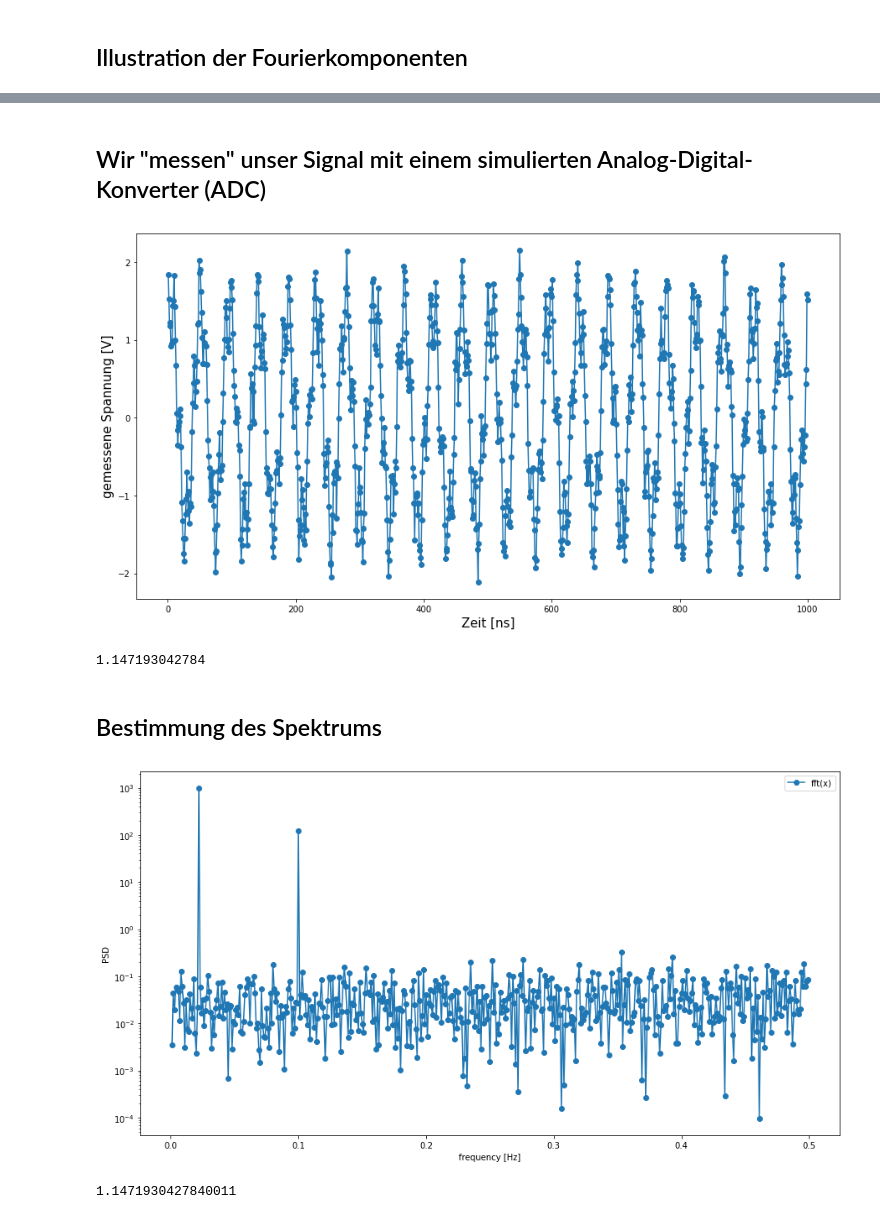
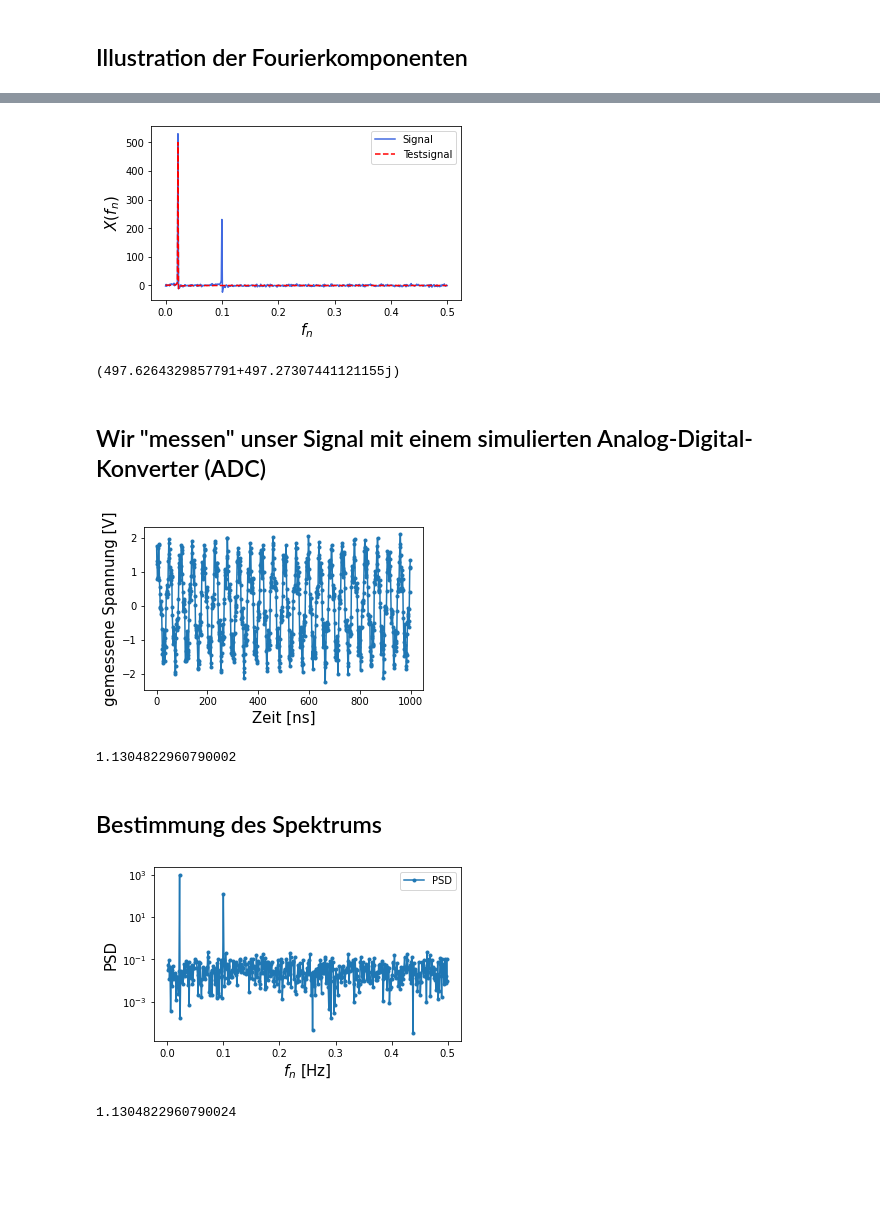
Before and after one commit to datenanalysephysik/skriptnotebooks, a Jupyter notebook: Fouriersynthese.ipynb, the cells around one changed output, grey strips where cells are left out. Saved outputs shown, nothing was run; the diff lists cells and outputs as text; code cells hidden in the pictures; blank space fills up the shorter version.

```diff
--- a/Fouriersynthese.ipynb
+++ b/Fouriersynthese.ipynb
@@ -71,3 +73,22 @@ print(sum(x*test_signal))
+# %%
+x_signal_fft = np.fft.rfft( x )
+test_signal_fft = np.fft.rfft( test_signal )
+test_freqs = np.fft.rfftfreq( n = len(test_signal), d=np.diff(t)[0])
+plt.figure(figsize=(5,3))
+plt.plot(test_freqs,np.real( x_signal_fft), '-', color='royalblue', label="Signal")
+plt.plot(test_freqs, np.real(test_signal_fft), '--',  color='red', label="Testsignal")
+plt.legend(loc='upper right')
+plt.xlabel(r'$f_n$', fontsize = 15)
+plt.ylabel(r'$X(f_n)$', fontsize = 15)
+plt.tight_layout(pad=0.1)
+plt.savefig('psd-fig1_fft.pdf')
+plt.show()
+
+print(sum(x*test_signal))
+# Die Fourierkomponente entspricht der Stärke der Korrelation zwischen dem Signal und dem Sinus bzw. dem Cosinus
+# %% [output]
+[figure, added]
+(497.6264329857791+497.27307441121155j)
 # %% [markdown]
 ## Wir "messen" unser Signal mit einem simulierten Analog-Digital-Konverter (ADC)
 # %%
@@ -84,21 +105,22 @@ t_mess = np.zeros(n_mess) # leerer Vektor, um die Zeitwerte zu erfassen
 U_mess = np.zeros(n_mess) # leerer Vektor, um die Spannungswerte zu erfassen
 
 for i in n:
-    t_mess[i] = t[(i+1)*Delta_t] # jeder (i+1)*Delta_t-te Punkt wird gemessen
+    t_mess[i] = t[(i)*Delta_t] # jeder (i+1)*Delta_t-te Punkt wird gemessen
     U_mess[i] = np.clip(U_min*round((x[(i+1)*Delta_t]+np.random.normal(0,U_noise))/U_min,0),-U_max,U_max) # numpy.clip limitiert die maximalen Werte auf [-U_max,U_max]
 # %%
-plt.figure(figsize=(15, 8))
-plt.plot(t_mess, U_mess, zorder=2, marker='o', linestyle='-')
-#plt.plot(t, U, zorder=1) # zorder erlaubt uns, auszuwählen, was im Vordergrund gezeichnet wird
-plt.axes().set_aspect('auto', 'datalim')
+plt.figure(figsize=(5,3))
+plt.plot(t_mess, U_mess, zorder=2, marker='o', linestyle='-', markersize=3)
 plt.xlabel('Zeit [ns]', fontsize = 15)
 plt.ylabel('gemessene Spannung [V]', fontsize = 15)
+plt.tight_layout(pad=0.1)
+
+plt.savefig('psd-fig2.pdf')
 plt.show()
 
 print(np.var(U_mess)) # Varianz der Auslenkung
 # %% [output]
-[figure, old version]
+[figure, new version]
-1.147193042784
+1.1304822960790002
 # %% [markdown]
 ## Bestimmung des Spektrums
 # %%
@@ -110,16 +132,19 @@ f,PSDx = scipy.signal.periodogram(U_mess,f_sampling,return_onesided=True,scaling
 # %%
 ########### plot PSD ##########
 
-plt.figure(figsize=(15, 8))
-plt.semilogy(f[1:-1],PSDx[1:-1],label="fft(x)",linestyle='-',marker='o')
+plt.figure(figsize=(5,3))
+plt.semilogy(f[1:-1],PSDx[1:-1],label="PSD",linestyle='-',marker='o', markersize=3)
 #plt.ylim([1e-5, 1e3]) # plot range in y-direction
 #plt.xlim([0, 0.5])
-plt.xlabel('frequency [Hz]')
-plt.ylabel('PSD')
+plt.xlabel(r'$f_n$ [Hz]', fontsize=15)
+plt.ylabel('PSD', fontsize=15)
 plt.legend()
+plt.tight_layout(pad=0.1)
+
+plt.savefig('psd-fig3.pdf')
 plt.show()
 
 print(sum(PSDx)*(f[1]-f[0])) # numerisches Integral des Spektrums = Varianz der Auslenkung
 # %% [output]
-[figure, old version]
+[figure, new version]
-1.1471930427840011
+1.1304822960790024
```
Also changed, not shown: parts of 3 cells of this notebook, 1 other file.
